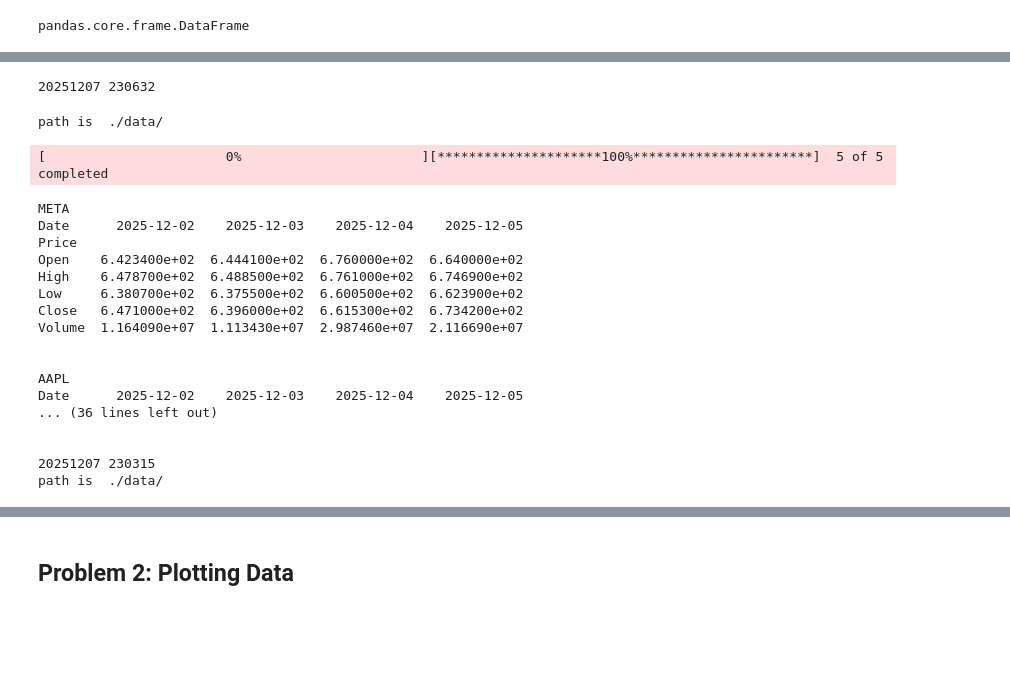
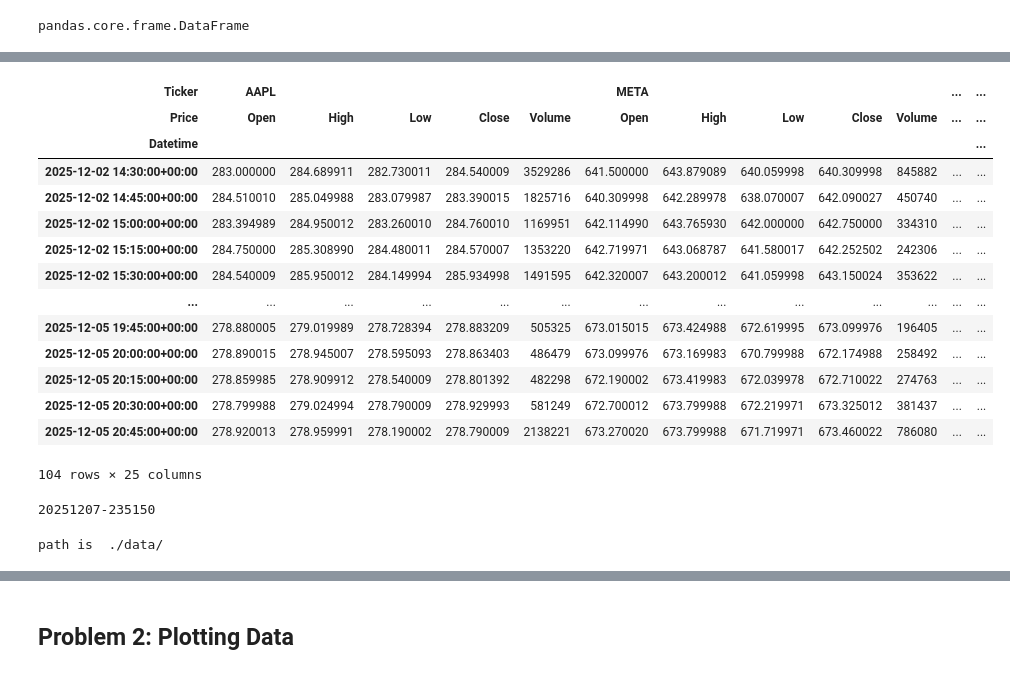
Before and after one commit to cathalred88/computer_infrastructure, a Jupyter notebook: yfinance.ipynb, the cells around one changed output, grey strips where cells are left out. Saved outputs shown, nothing was run; the diff lists cells and outputs as text; code cells hidden in the pictures; blank space fills up the shorter version.

```diff
--- a/yfinance.ipynb
+++ b/yfinance.ipynb
@@ -50,6 +50,7 @@ Five days ago was  2025-12-02
 data =yf.download(
     start= strfivedaysago,
     end= strtoday,
+    interval= '15m',
     tickers = ticker_list,
     threads=True,
     group_by='ticker',
@@ -74,25 +79,30 @@ KeyError: 'META'
+# %%
+# view the data
+data
+# %% [output]
+| Ticker | AAPL |  |  |  |  | META |  |  |  |  | ... | ... |
+| Price | Open | High | Low | Close | Volume | Open | High | Low | Close | Volume | ... | ... |
+| Datetime |  |  |  |  |  |  |  |  |  |  |  | ... |
+| 2025-12-02 14:30:00+00:00 | 283.000000 | 284.689911 | 282.730011 | 284.540009 | 3529286 | 641.500000 | 643.879089 | 640.059998 | 640.309998 | 845882 | ... | ... |
+| 2025-12-02 14:45:00+00:00 | 284.510010 | 285.049988 | 283.079987 | 283.390015 | 1825716 | 640.309998 | 642.289978 | 638.070007 | 642.090027 | 450740 | ... | ... |
+| 2025-12-02 15:00:00+00:00 | 283.394989 | 284.950012 | 283.260010 | 284.760010 | 1169951 | 642.114990 | 643.765930 | 642.000000 | 642.750000 | 334310 | ... | ... |
+| 2025-12-02 15:15:00+00:00 | 284.750000 | 285.308990 | 284.480011 | 284.570007 | 1353220 | 642.719971 | 643.068787 | 641.580017 | 642.252502 | 242306 | ... | ... |
+| 2025-12-02 15:30:00+00:00 | 284.540009 | 285.950012 | 284.149994 | 285.934998 | 1491595 | 642.320007 | 643.200012 | 641.059998 | 643.150024 | 353622 | ... | ... |
+| ... | ... | ... | ... | ... | ... | ... | ... | ... | ... | ... | ... | ... |
+| 2025-12-05 19:45:00+00:00 | 278.880005 | 279.019989 | 278.728394 | 278.883209 | 505325 | 673.015015 | 673.424988 | 672.619995 | 673.099976 | 196405 | ... | ... |
+| 2025-12-05 20:00:00+00:00 | 278.890015 | 278.945007 | 278.595093 | 278.863403 | 486479 | 673.099976 | 673.169983 | 670.799988 | 672.174988 | 258492 | ... | ... |
+| 2025-12-05 20:15:00+00:00 | 278.859985 | 278.909912 | 278.540009 | 278.801392 | 482298 | 672.190002 | 673.419983 | 672.039978 | 672.710022 | 274763 | ... | ... |
+| 2025-12-05 20:30:00+00:00 | 278.799988 | 279.024994 | 278.790009 | 278.929993 | 581249 | 672.700012 | 673.799988 | 672.219971 | 673.325012 | 381437 | ... | ... |
+| 2025-12-05 20:45:00+00:00 | 278.920013 | 278.959991 | 278.190002 | 278.790009 | 2138221 | 673.270020 | 673.799988 | 671.719971 | 673.460022 | 786080 | ... | ... |
+104 rows × 25 columns
 # %%
+# Get date and time information for file name into the correct format
+now = datetime.datetime.now()
+filename = now.strftime("%Y%m%d-%H%M%S")
 
-# Get date and time information for file name into the correct format
-time_data = str(datetime.datetime.now())
-format_data = "%Y-%m-%d %H:%M:%S.%f"
-filename = datetime.datetime.strptime(time_data, format_data)
-
-# Convert the filename into a string format
-strfilename = str(filename)
-
-# remove the : and - characters from the time segment
-# First we define out list of charachters to replace in a matched set called replacements.
-replacements = str.maketrans({":": "", "-":""})
-
-# Then we execute the translate function
-strfilename = strfilename.translate(replacements)
-
-# Remove the microseconds from the end of the string
-strfilename = strfilename[:-7]
-print (strfilename)
+print (filename)
 # %% [output]
-20251207 230632
+20251207-235150
 # %%
 # display the datadir
 print (f"path is ", datadir)
@@ -102,27 +112,5 @@ data.to_csv(datadir+strfilename+".csv", sep=',')
 # %% [output]
 path is  ./data/
-# %%
-# run the get_data function
-get_data()
-# %% [output]
-[                       0%                       ][*********************100%***********************]  5 of 5 completed
-META
-Date      2025-12-02    2025-12-03    2025-12-04    2025-12-05
-Price
-Open    6.423400e+02  6.444100e+02  6.760000e+02  6.640000e+02
-High    6.478700e+02  6.488500e+02  6.761000e+02  6.746900e+02
-Low     6.380700e+02  6.375500e+02  6.600500e+02  6.623900e+02
-Close   6.471000e+02  6.396000e+02  6.615300e+02  6.734200e+02
-Volume  1.164090e+07  1.113430e+07  2.987460e+07  2.116690e+07
-
-
-AAPL
-Date      2025-12-02    2025-12-03    2025-12-04    2025-12-05
-... (36 lines left out)
-
-
-20251207 230315
-path is  ./data/
 # %%
 # This segment allows for monitoring the time taken to complete the execution of the program.
 print ('The program takes ', time.time()-start,'seconds.')
```
Also changed, not shown: parts of 12 cells of this notebook, 3 other files.
